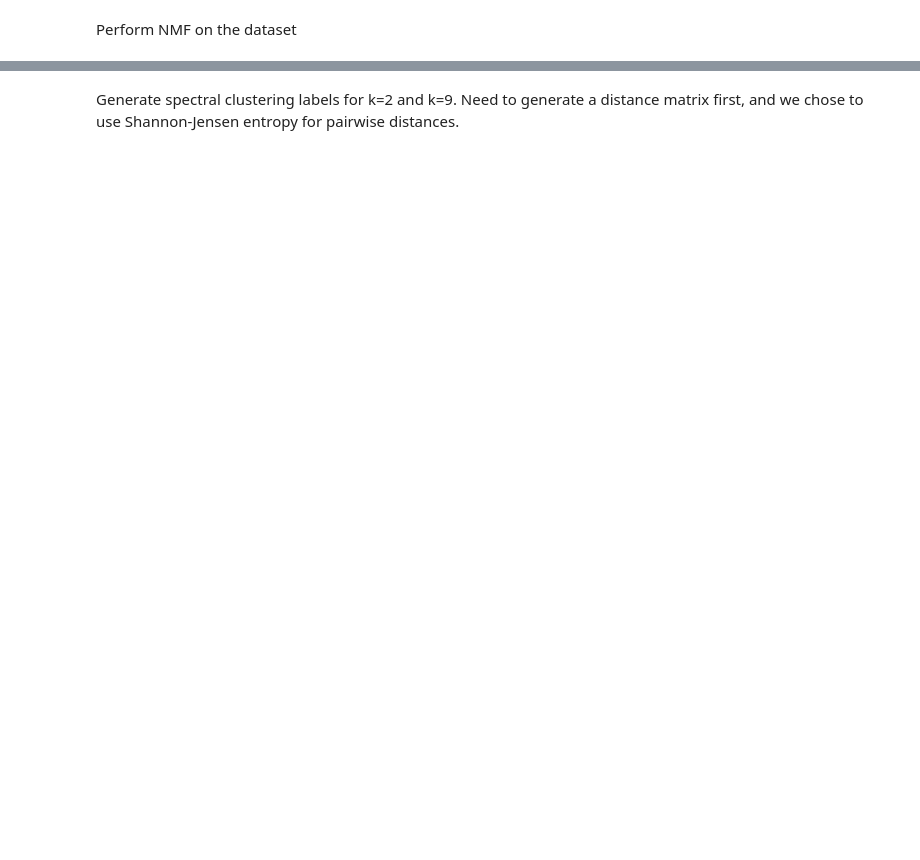
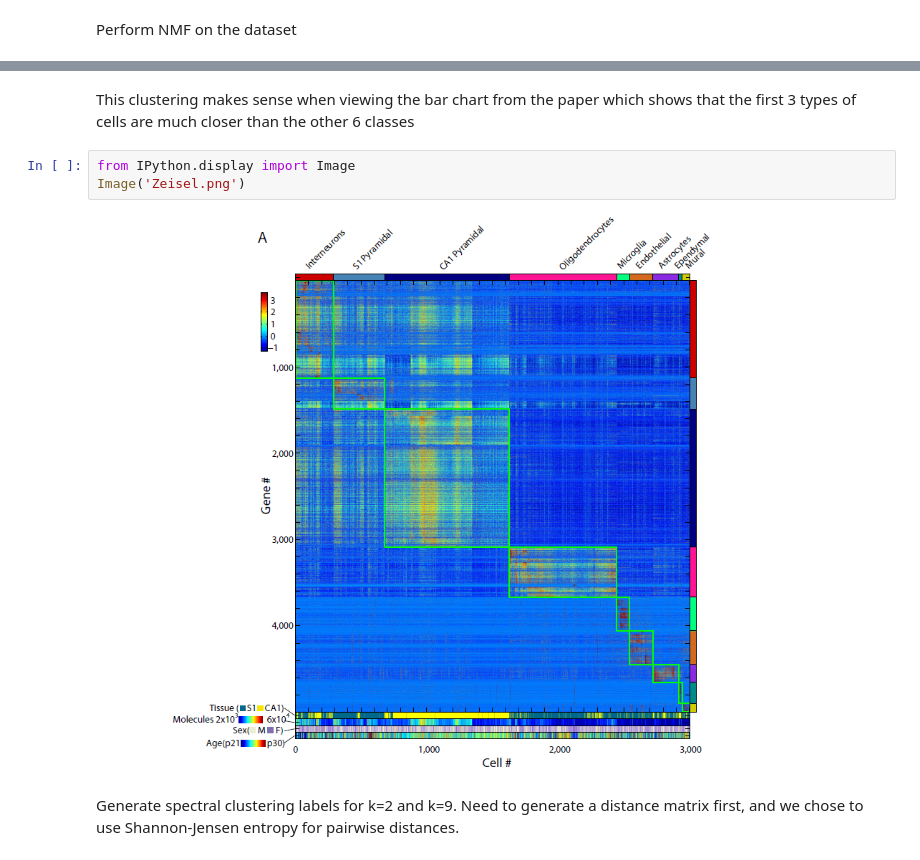
Before and after one commit to govinda-kamath/clustering_on_transcript_compatibility_counts, a Jupyter notebook: Clustering_from_eqclasses_pipeline.ipynb, the cells around one changed output, grey strips where cells are left out. Cells and saved outputs as stored; diff of their text form; blank space fills up the shorter version.

```diff
--- a/Clustering_from_eqclasses_pipeline.ipynb
+++ b/Clustering_from_eqclasses_pipeline.ipynb
@@ -116,2 +162,9 @@ plt.title('NMF on data matrix, labeled using 9 classes determined by authors')
+# %% [markdown]
+This clustering makes sense when viewing the bar chart from the paper which shows that the first 3 types of cells are much closer than the other 6 classes
+# %%
+from IPython.display import Image
+Image('Zeisel.png')
+# %% [output]
+[figure, added]
 # %% [markdown]
 Generate spectral clustering labels for k=2 and k=9. Need to generate a distance matrix first, and we chose to use Shannon-Jensen entropy for pairwise distances.
```
Also changed, not shown: parts of 21 cells of this notebook.
